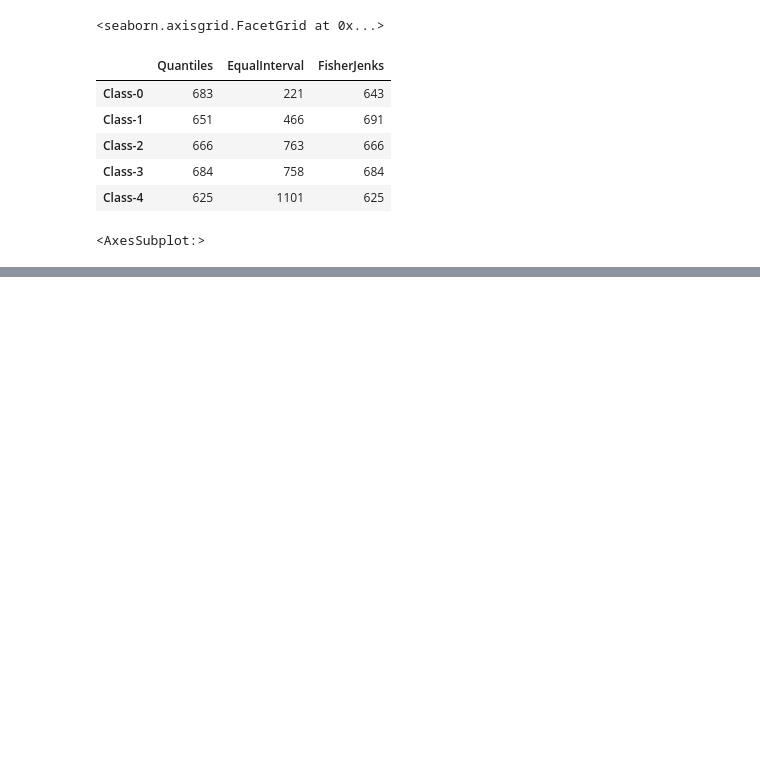
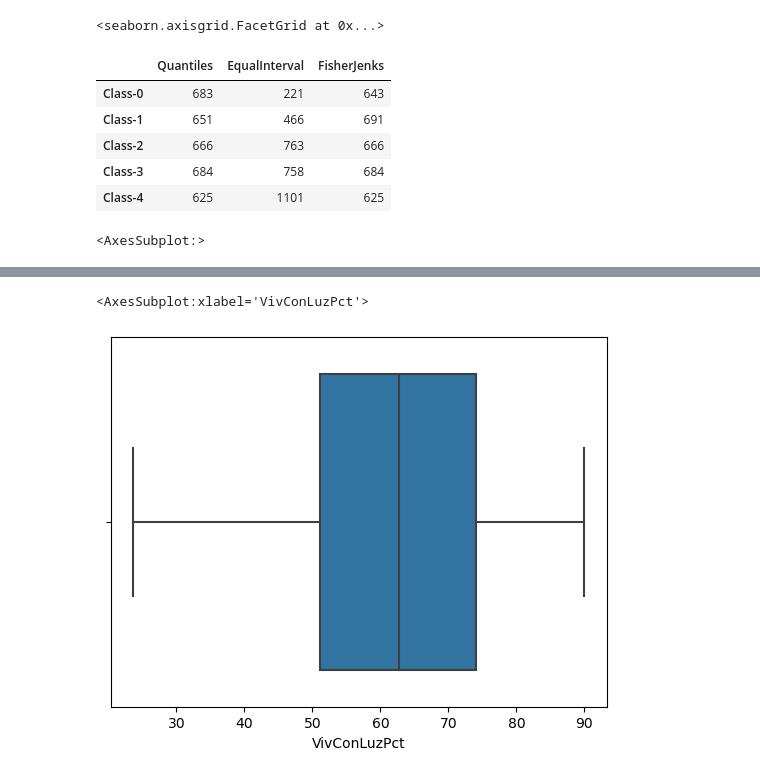
Before and after one commit to vaaleriaa111/EF_INDICADORES, a Jupyter notebook: coding_Indicadores.ipynb, the cells around one changed output, grey strips where cells are left out. Cells and saved outputs as stored; diff of their text form; code cells hidden in the pictures; blank space fills up the shorter version.

```diff
--- a/coding_Indicadores.ipynb
+++ b/coding_Indicadores.ipynb
@@ -377,0 +482,5 @@ ax.set_axis_off()
+# %%
+sea.boxplot(dataDisMap['VivConLuzPct'])
+# %% [output]
+<AxesSubplot:xlabel='VivConLuzPct'>
+[figure, added]
```
Also changed, not shown: parts of 69 cells of this notebook, 4 other files.
